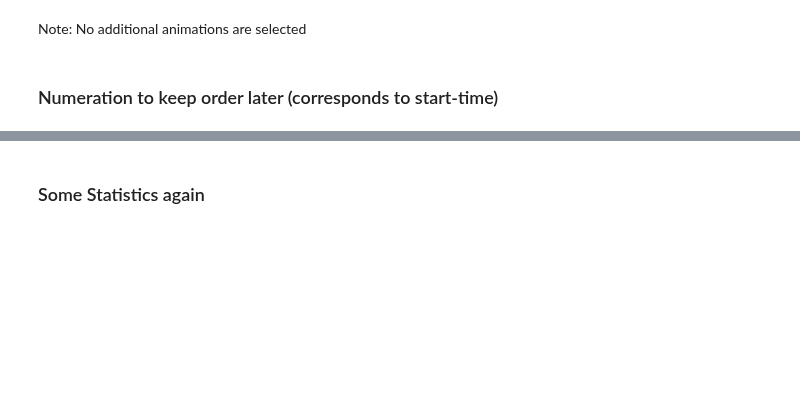
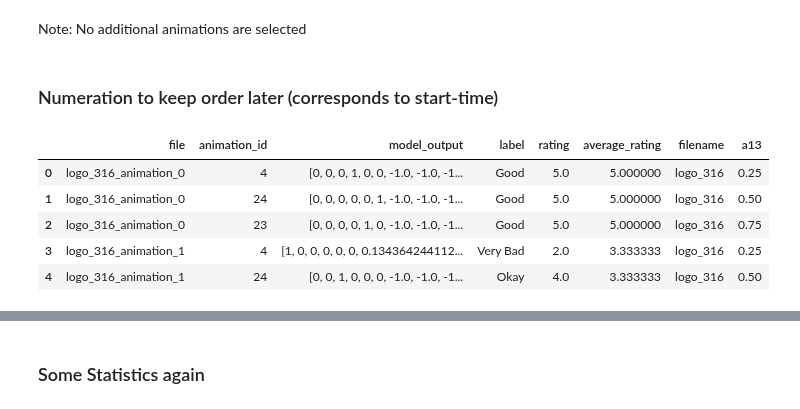
Before and after one commit to dfuhge/Animate_SVG_v2, a Jupyter notebook: prototype_dataset.ipynb, the cells around one changed output, grey strips where cells are left out. Cells and saved outputs as stored; diff of their text form; code cells hidden in the pictures; blank space fills up the shorter version.

```diff
--- a/prototype_dataset.ipynb
+++ b/prototype_dataset.ipynb
@@ -174,18 +310,28 @@ best_output['filename'] = best_output['file'].str.extract(pattern)
 # %% [markdown]
 ### Numeration to keep order later (corresponds to start-time)
 # %%
-# Create an empty "count" column filled with zeros
-best_output['order'] = 0
+# Create a time_offset column filled with zeros
+best_output['a13'] = 0.0
+
+# Define animation start time offset in seconds from animation start
+TIME_OFFSET_STEP = 0.25
 
 # Initialize a dictionary to store numbering for each file
 file_counts = {}
 
 # Iterate through the "file" column and number each unique file
 for index, row in best_output.iterrows():
     filename = row['file']
     if filename not in file_counts:
         file_counts[filename] = 1
     else:
         file_counts[filename] += 1
-    best_output.at[index, 'order'] = file_counts[filename]
+    best_output.at[index, 'a13'] = file_counts[filename] * TIME_OFFSET_STEP
 best_output.head()
+# %% [output]
+|  | file | animation_id | model_output | label | rating | average_rating | filename | a13 |
+| 0 | logo_316_animation_0 | 4 | [0, 0, 0, 1, 0, 0, -1.0, -1.0, -1... | Good | 5.0 | 5.000000 | logo_316 | 0.25 |
+| 1 | logo_316_animation_0 | 24 | [0, 0, 0, 0, 0, 1, -1.0, -1.0, -1... | Good | 5.0 | 5.000000 | logo_316 | 0.50 |
+| 2 | logo_316_animation_0 | 23 | [0, 0, 0, 0, 1, 0, -1.0, -1.0, -1... | Good | 5.0 | 5.000000 | logo_316 | 0.75 |
+| 3 | logo_316_animation_1 | 4 | [1, 0, 0, 0, 0, 0, 0.134364244112... | Very Bad | 2.0 | 3.333333 | logo_316 | 0.25 |
+| 4 | logo_316_animation_1 | 24 | [0, 0, 1, 0, 0, 0, -1.0, -1.0, -1... | Okay | 4.0 | 3.333333 | logo_316 | 0.50 |
```
Also changed, not shown: parts of 38 cells of this notebook, 25 other files.
